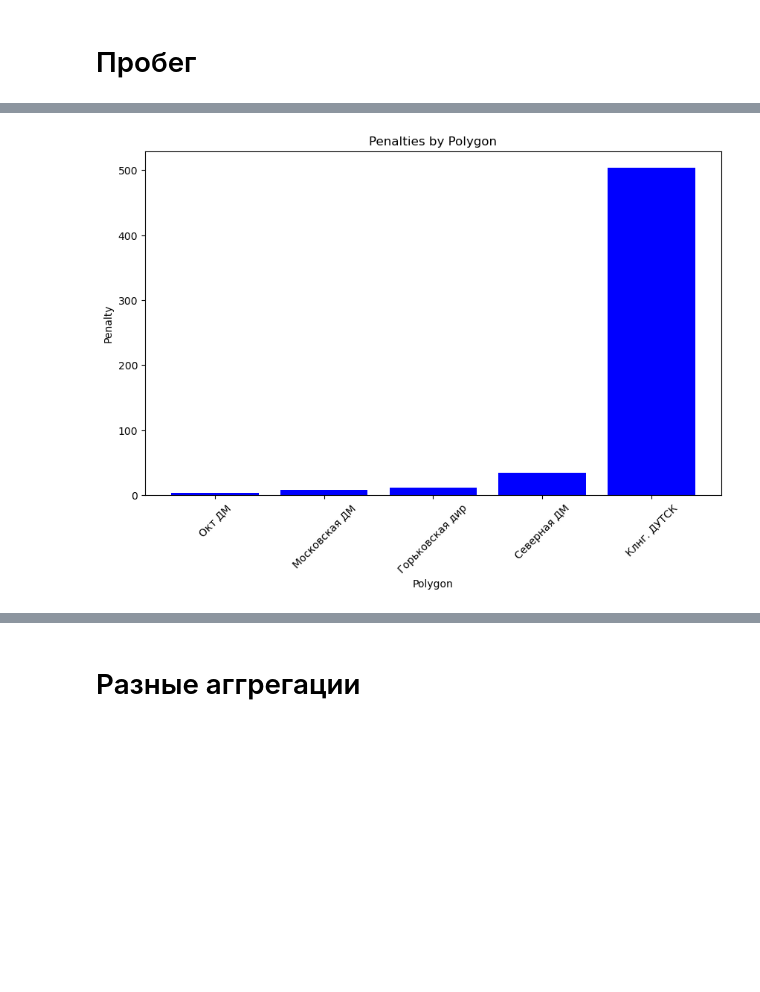
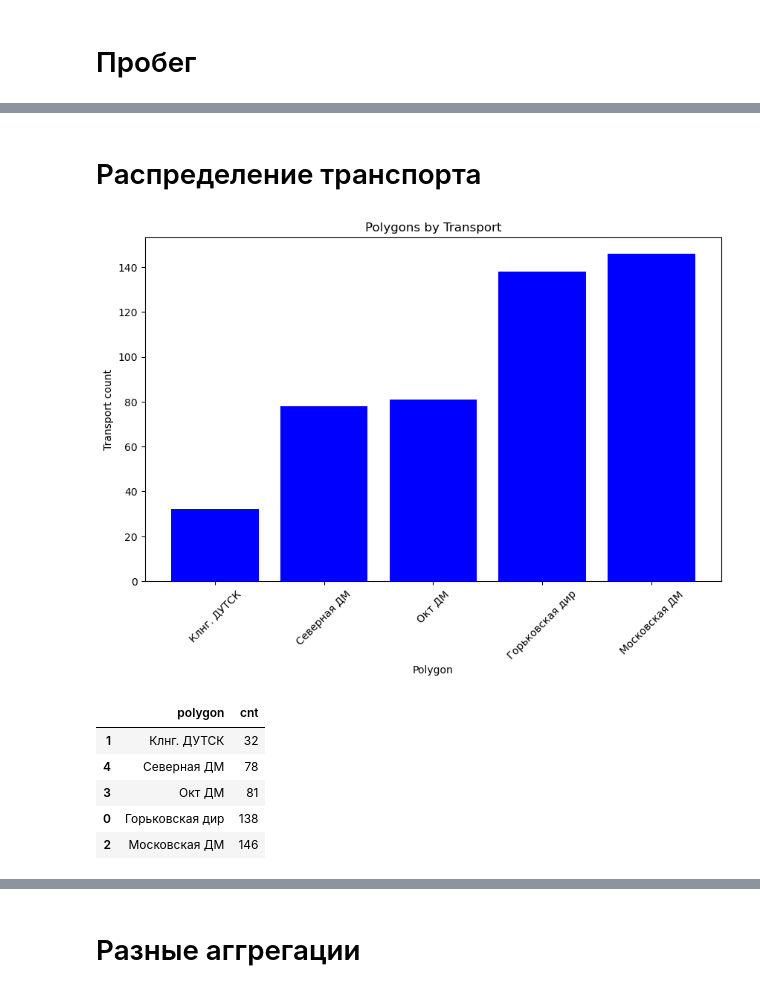
Before and after one commit to EgorAndrik/CP-Dashboards, a Jupyter notebook: models/graphs.ipynb, the cells around one changed output, grey strips where cells are left out. Saved outputs shown, nothing was run; the diff lists cells and outputs as text; code cells hidden in the pictures; blank space fills up the shorter version.

Commit message:
Added a lot of hists by polygons, subpolygons and cars dates

```diff
--- a/models/graphs.ipynb
+++ b/models/graphs.ipynb
@@ -42,15 +43,18 @@ Name: penalty, Length: 4401, dtype: float64
 # %% [markdown]
 # Графики по штрафам, манере вождения и пробегу
 # %%
-rate_polygons_group = df[df.leader == True].groupby('polygon')
-rate_polygons = rate_polygons_group[['mileage_list', 'mileage_telematics', 'penalty']].sum()
-rate_polygons = rate_polygons.join(rate_polygons_group[['driving_style']].mean())
+def get_polygons_rate(df_group):
+	rate_polygons = df_group[['mileage_list', 'mileage_telematics', 'penalty']].sum()
+	rate_polygons = rate_polygons.join(df_group[['driving_style']].mean())
+	rate_polygons = rate_polygons.join(df_group[['driving_style']].count().rename(columns={'driving_style': 'cnt'}))
 
-rate_polygons['mileage_deviation'] = (1 - (rate_polygons['mileage_list'] / rate_polygons['mileage_telematics'])).abs() * 100
+	rate_polygons['mileage_deviation'] = (1 - (rate_polygons['mileage_list'] / rate_polygons['mileage_telematics'])).abs()
+	rate_polygons['mileage_deviation_score'] = 1 / (np.e ** rate_polygons['mileage_deviation'])
 
-rate_polygons['driving_style_score'] = rate_polygons['driving_style'] / rate_polygons['driving_style'].max()
+	rate_polygons['driving_style_score'] = rate_polygons['driving_style'] / 6
 
-rate_polygons['penalty_score'] = 1 - rate_polygons['penalty'] / rate_polygons['penalty'].max()
+	rate_polygons['penalty_score'] = 1 / (rate_polygons['penalty'] / rate_polygons['cnt'])
 
-rate_polygons = rate_polygons.reset_index()
-rate_polygons
+	rate_polygons['result_score'] = rate_polygons['mileage_deviation_score'] * 0.57 + rate_polygons['penalty_score'] * 0.21 + rate_polygons['driving_style_score'] * 0.21
+
+	return rate_polygons
@@ -63,0 +61,6 @@ rate_polygons
+# %%
+rate_polygons_group = df[df.leader == True].groupby('polygon')
+rate_polygons = get_polygons_rate(rate_polygons_group)
+
+rate_polygons = rate_polygons.reset_index()
+rate_polygons
@@ -120,10 +215,23 @@ graph1_sorted = graph1.sort_values(by='mileage_deviation')
+# %% [markdown]
+# Распределение транспорта
 # %%
+graph1 = pd.DataFrame({'polygon': rate_polygons['polygon'], 'cnt': rate_polygons['cnt']})
+graph1_sorted = graph1.sort_values(by='cnt')
+
 plt.figure(figsize=(10,6))
-plt.bar(graph1_sorted['polygon'], graph1_sorted['mileage_deviation'], color='blue')
+plt.bar(graph1_sorted['polygon'], graph1_sorted['cnt'], color='blue')
 plt.xlabel('Polygon')
-plt.ylabel('Penalty')
-plt.title('Penalties by Polygon')
+plt.ylabel('Transport count')
+plt.title('Polygons by Transport')
 plt.xticks(rotation=45)
 plt.show()
+
+graph1_sorted
 # %% [output]
-[figure, old version]
+[figure, new version]
+|  | polygon | cnt |
+| 1 | Клнг. ДУТСК | 32 |
+| 4 | Северная ДМ | 78 |
+| 3 | Окт ДМ | 81 |
+| 0 | Горьковская дир | 138 |
+| 2 | Московская ДМ | 146 |
```
Also changed, not shown: parts of 24 cells of this notebook.
